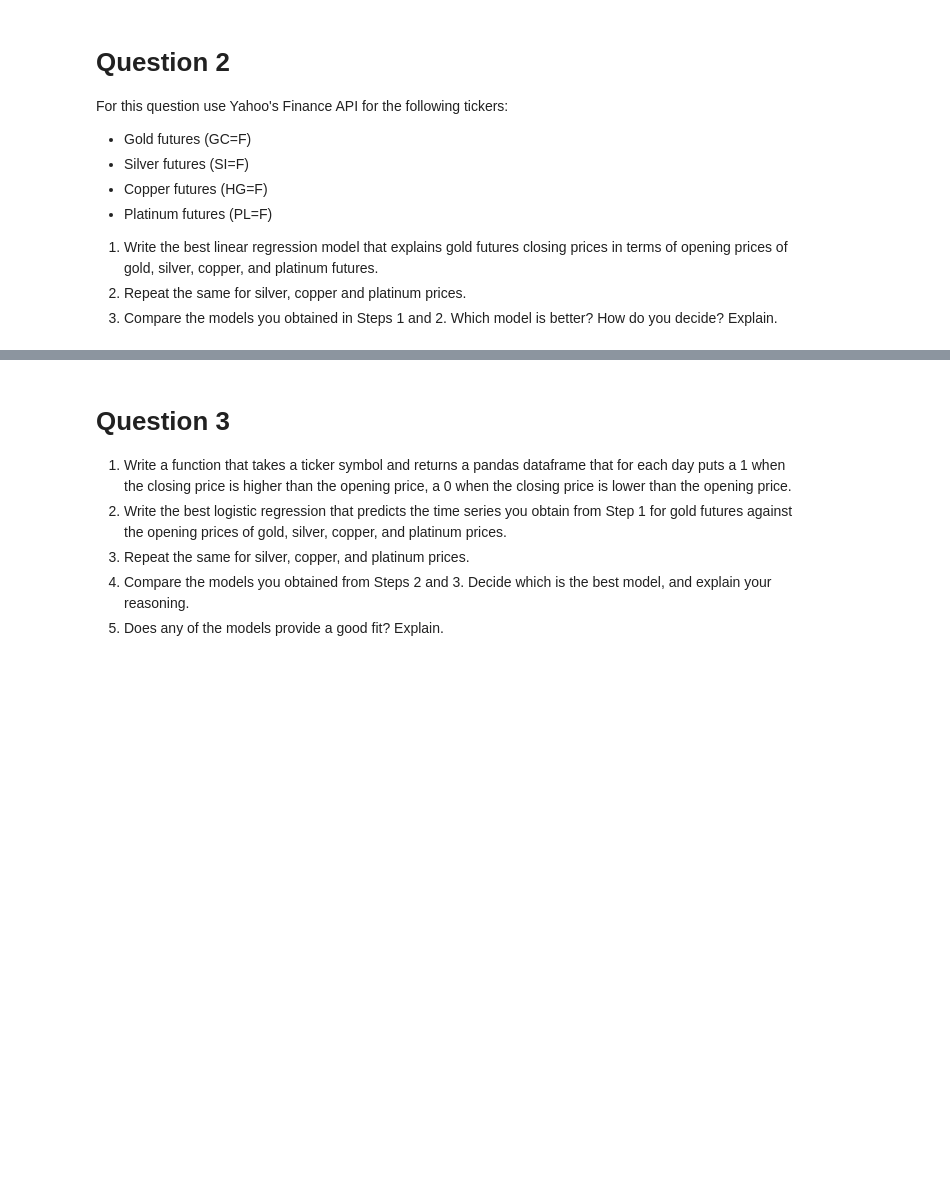
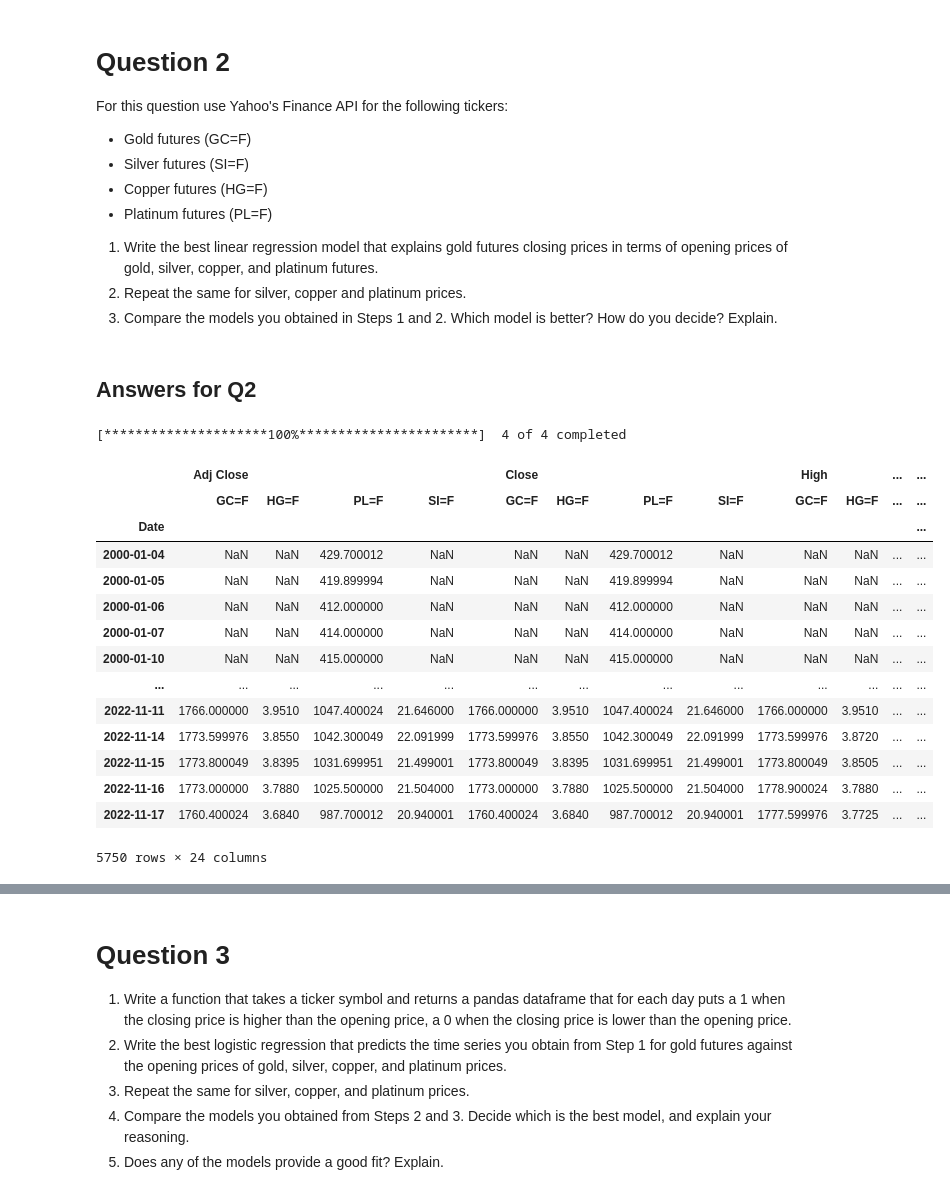
Before and after one commit to kaygun/2022-Fall-388E, a Jupyter notebook: HW2.ipynb, the cells around one changed output, grey strips where cells are left out. Cells and saved outputs as stored; diff of their text form; code cells hidden in the pictures; blank space fills up the shorter version.

Commit message:
HW2 answers are added.

```diff
--- a/HW2.ipynb
+++ b/HW2.ipynb
@@ -31,3 +185,25 @@ For this question use Yahoo's Finance API for the following tickers:
 1. Write the best linear regression model that explains gold futures closing prices in terms of opening prices of gold, silver, copper, and platinum futures.
 2. Repeat the same for silver, copper and platinum prices.
 3. Compare the models you obtained in Steps 1 and 2. Which model is better? How do you decide? Explain.
+# %% [markdown]
+## Answers for Q2
+# %%
+futures = yf.download(['GC=F','SI=F','HG=F','PL=F'])
+futures
+# %% [output]
+[*********************100%***********************]  4 of 4 completed
+|  | Adj Close |  |  |  | Close |  |  |  | High |  | ... | ... |
+|  | GC=F | HG=F | PL=F | SI=F | GC=F | HG=F | PL=F | SI=F | GC=F | HG=F | ... | ... |
+| Date |  |  |  |  |  |  |  |  |  |  |  | ... |
+| 2000-01-04 | NaN | NaN | 429.700012 | NaN | NaN | NaN | 429.700012 | NaN | NaN | NaN | ... | ... |
+| 2000-01-05 | NaN | NaN | 419.899994 | NaN | NaN | NaN | 419.899994 | NaN | NaN | NaN | ... | ... |
+| 2000-01-06 | NaN | NaN | 412.000000 | NaN | NaN | NaN | 412.000000 | NaN | NaN | NaN | ... | ... |
+| 2000-01-07 | NaN | NaN | 414.000000 | NaN | NaN | NaN | 414.000000 | NaN | NaN | NaN | ... | ... |
+| 2000-01-10 | NaN | NaN | 415.000000 | NaN | NaN | NaN | 415.000000 | NaN | NaN | NaN | ... | ... |
+| ... | ... | ... | ... | ... | ... | ... | ... | ... | ... | ... | ... | ... |
+| 2022-11-11 | 1766.000000 | 3.9510 | 1047.400024 | 21.646000 | 1766.000000 | 3.9510 | 1047.400024 | 21.646000 | 1766.000000 | 3.9510 | ... | ... |
+| 2022-11-14 | 1773.599976 | 3.8550 | 1042.300049 | 22.091999 | 1773.599976 | 3.8550 | 1042.300049 | 22.091999 | 1773.599976 | 3.8720 | ... | ... |
+| 2022-11-15 | 1773.800049 | 3.8395 | 1031.699951 | 21.499001 | 1773.800049 | 3.8395 | 1031.699951 | 21.499001 | 1773.800049 | 3.8505 | ... | ... |
+| 2022-11-16 | 1773.000000 | 3.7880 | 1025.500000 | 21.504000 | 1773.000000 | 3.7880 | 1025.500000 | 21.504000 | 1778.900024 | 3.7880 | ... | ... |
+| 2022-11-17 | 1760.400024 | 3.6840 | 987.700012 | 20.940001 | 1760.400024 | 3.6840 | 987.700012 | 20.940001 | 1777.599976 | 3.7725 | ... | ... |
+5750 rows × 24 columns
```
Also changed, not shown: parts of 44 cells of this notebook.
